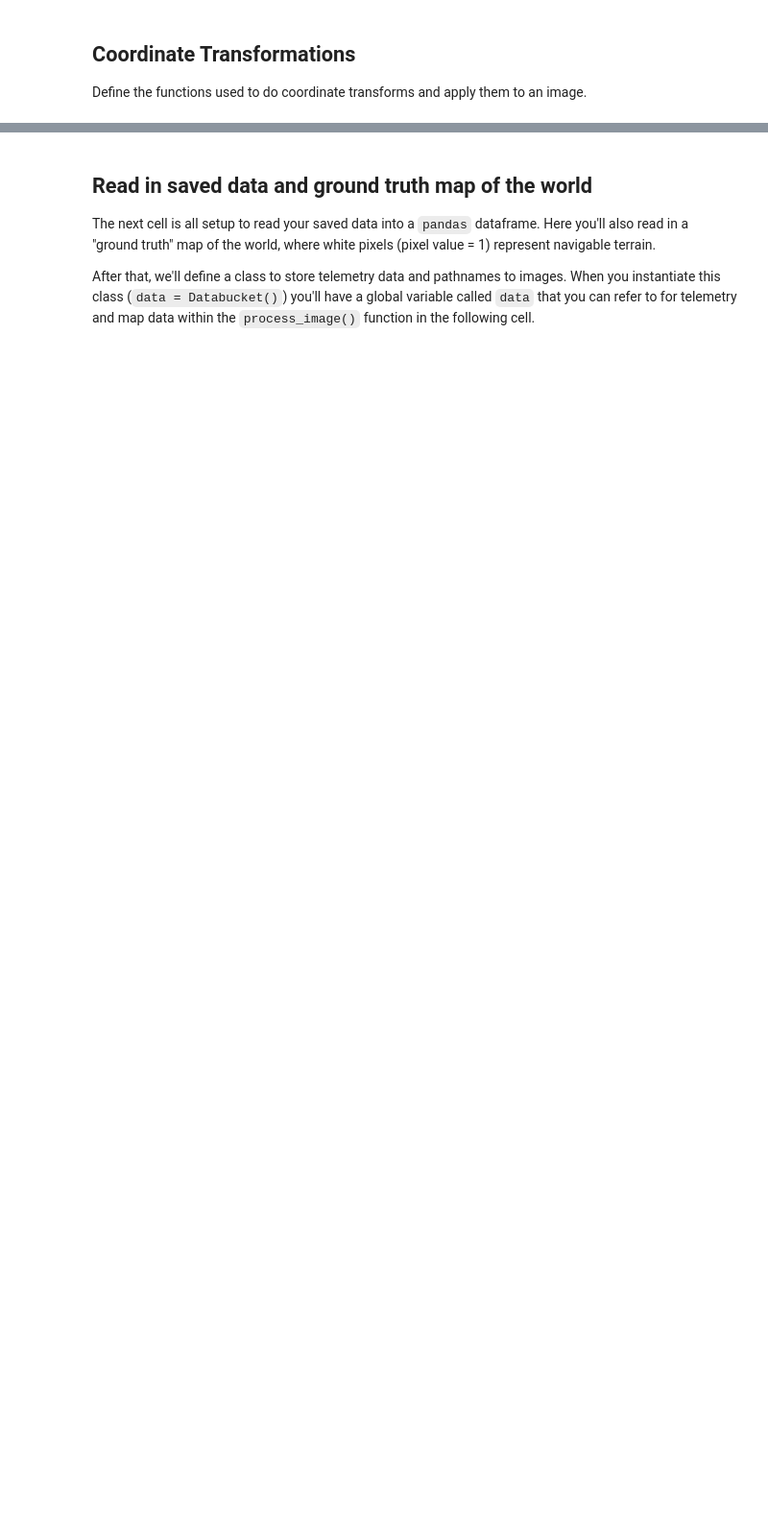
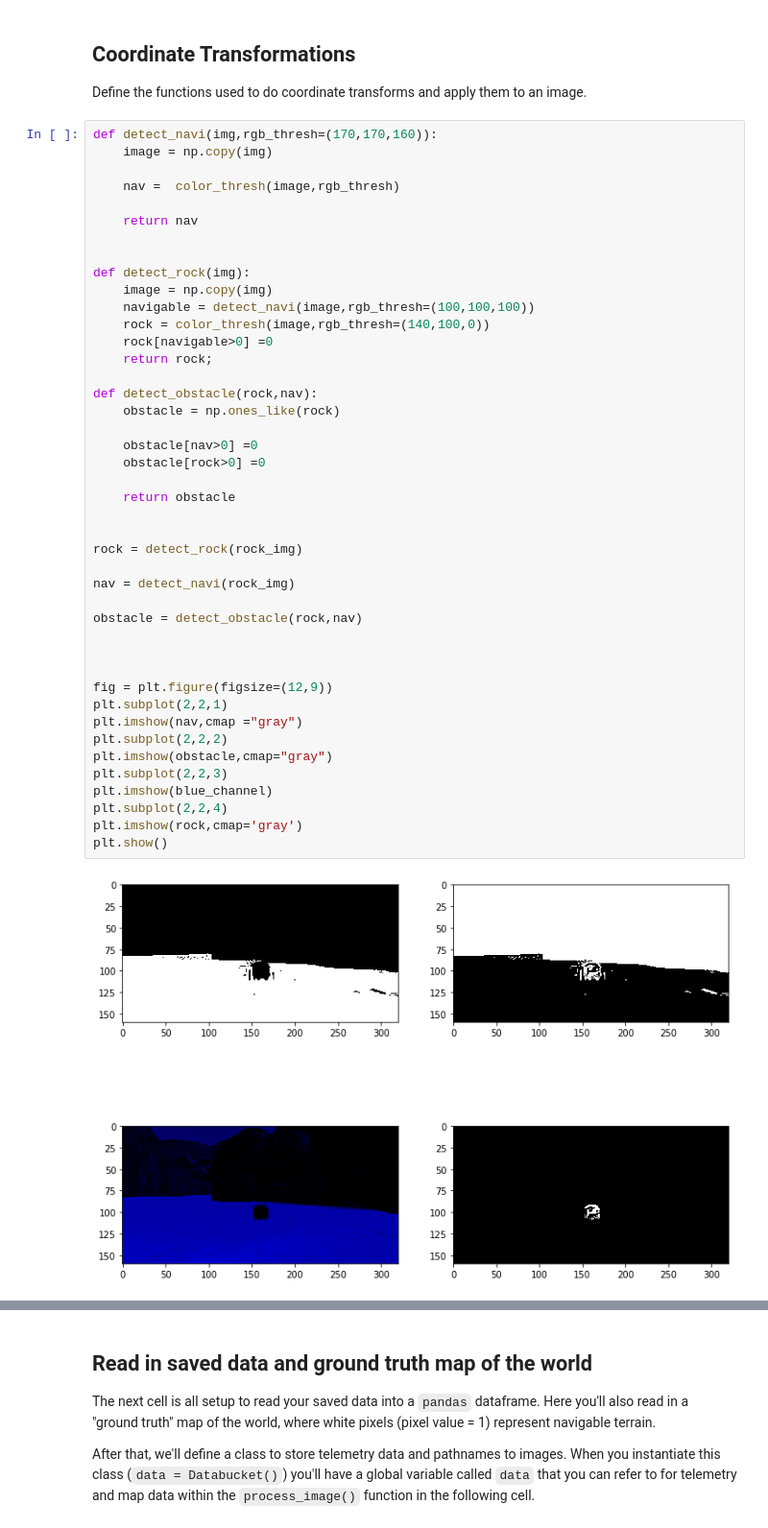
Before and after one commit to udacity/RoboND-Rover-Project, a Jupyter notebook: code/Rover_Project_Test_Notebook.ipynb, the cells around one changed output, grey strips where cells are left out. Shown at 96% size. Saved outputs shown, nothing was run; the diff lists cells and outputs as text; blank space fills up the shorter version.

```diff
--- a/code/Rover_Project_Test_Notebook.ipynb
+++ b/code/Rover_Project_Test_Notebook.ipynb
@@ -138,3 +159,48 @@ plt.imshow(threshed, cmap='gray')
 # %% [markdown]
 ## Coordinate Transformations
 Define the functions used to do coordinate transforms and apply them to an image.
+# %%
+def detect_navi(img,rgb_thresh=(170,170,160)):
+    image = np.copy(img)
+
+    nav =  color_thresh(image,rgb_thresh)
+
+    return nav
+
+
+def detect_rock(img):
+    image = np.copy(img)
+    navigable = detect_navi(image,rgb_thresh=(100,100,100))
+    rock = color_thresh(image,rgb_thresh=(140,100,0))
+    rock[navigable>0] =0
+    return rock;
+
+def detect_obstacle(rock,nav):
+    obstacle = np.ones_like(rock)
+
+    obstacle[nav>0] =0
+    obstacle[rock>0] =0
+
+    return obstacle
+
+
+rock = detect_rock(rock_img)
+
+nav = detect_navi(rock_img)
+
+obstacle = detect_obstacle(rock,nav)
+
+
+
+fig = plt.figure(figsize=(12,9))
+plt.subplot(2,2,1)
+plt.imshow(nav,cmap ="gray")
+plt.subplot(2,2,2)
+plt.imshow(obstacle,cmap="gray")
+plt.subplot(2,2,3)
+plt.imshow(blue_channel)
+plt.subplot(2,2,4)
+plt.imshow(rock,cmap='gray')
+plt.show()
+# %% [output]
+[figure, added]
```
Also changed, not shown: parts of 14 cells of this notebook, 5 other files.
